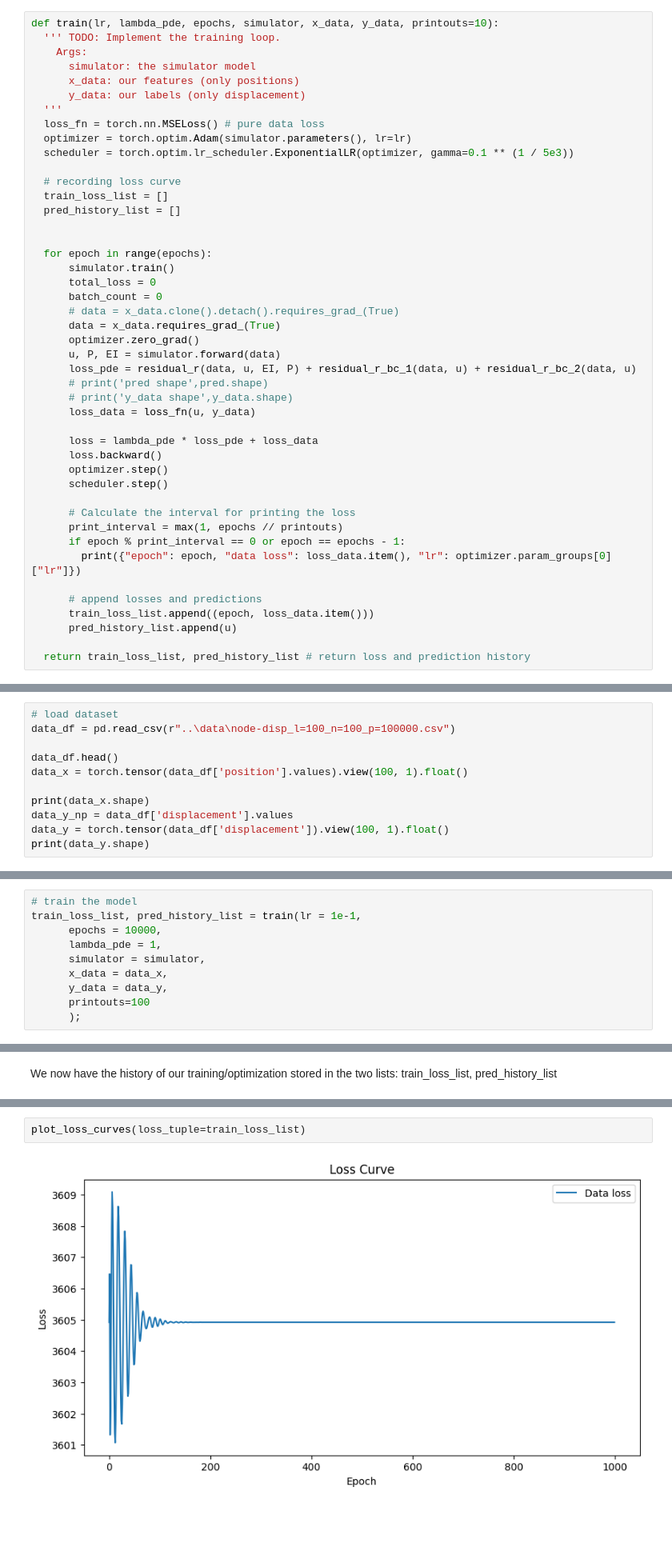
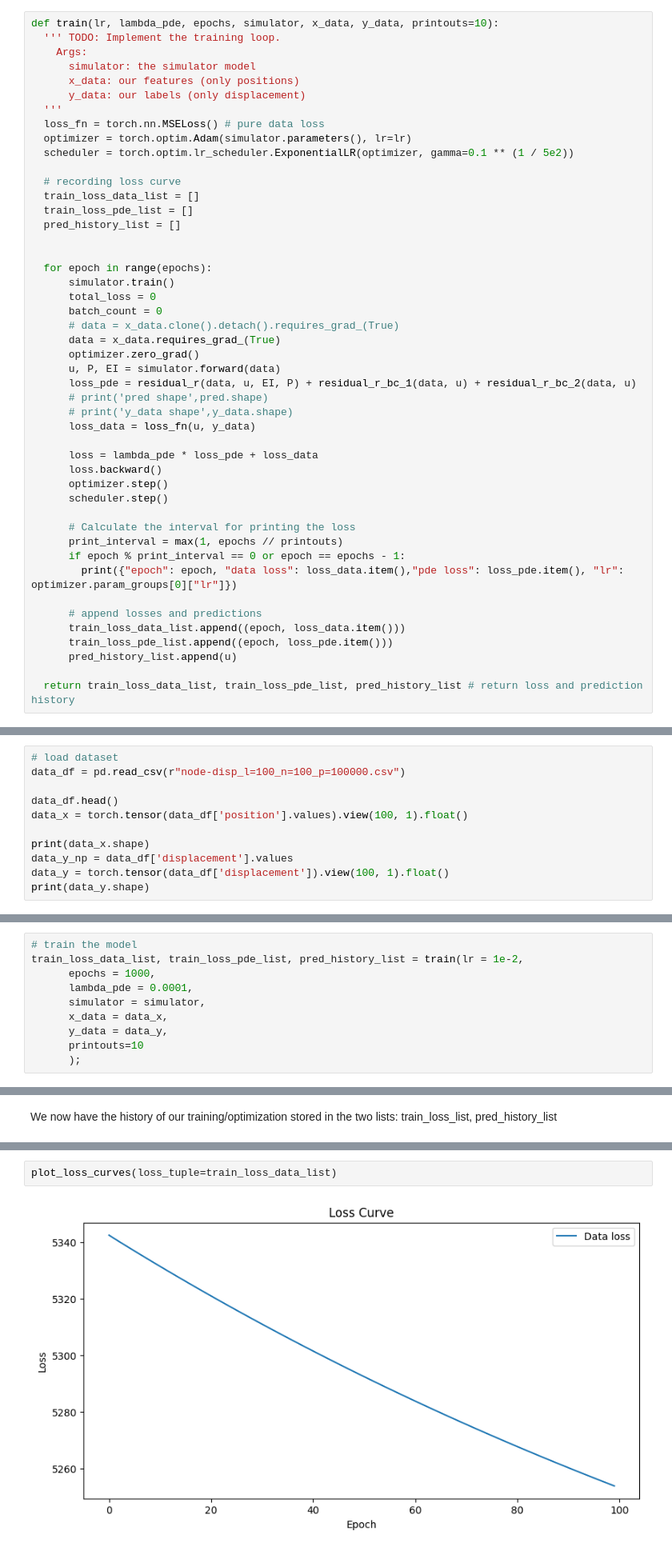
Before and after one commit to jamesterryxu/dsa-2024, a Jupyter notebook: python/gns_colab_jx.ipynb, the cells around one changed output, grey strips where cells are left out. Shown at 80% size. Cells and saved outputs as stored; diff of their text form; blank space fills up the shorter version.

Commit message:
adding the training printouts

```diff
--- a/python/gns_colab_jx.ipynb
+++ b/python/gns_colab_jx.ipynb
@@ -533,10 +519,11 @@ def train(lr, lambda_pde, epochs, simulator, x_data, y_data, printouts=10):
   '''
   loss_fn = torch.nn.MSELoss() # pure data loss
   optimizer = torch.optim.Adam(simulator.parameters(), lr=lr)
-  scheduler = torch.optim.lr_scheduler.ExponentialLR(optimizer, gamma=0.1 ** (1 / 5e3))
+  scheduler = torch.optim.lr_scheduler.ExponentialLR(optimizer, gamma=0.1 ** (1 / 5e2))
 
   # recording loss curve
-  train_loss_list = []
+  train_loss_data_list = []
+  train_loss_pde_list = []
   pred_history_list = []
 
 
@@ -561,13 +548,14 @@ def train(lr, lambda_pde, epochs, simulator, x_data, y_data, printouts=10):
       # Calculate the interval for printing the loss
       print_interval = max(1, epochs // printouts)
       if epoch % print_interval == 0 or epoch == epochs - 1:
-        print({"epoch": epoch, "data loss": loss_data.item(), "lr": optimizer.param_groups[0]["lr"]})
+        print({"epoch": epoch, "data loss": loss_data.item(),"pde loss": loss_pde.item(), "lr": optimizer.param_groups[0]["lr"]})
 
       # append losses and predictions
-      train_loss_list.append((epoch, loss_data.item()))
+      train_loss_data_list.append((epoch, loss_data.item()))
+      train_loss_pde_list.append((epoch, loss_pde.item()))
       pred_history_list.append(u)
 
-  return train_loss_list, pred_history_list # return loss and prediction history
+  return train_loss_data_list, train_loss_pde_list, pred_history_list # return loss and prediction history
 # %% [markdown]
 "Training" only one set of data at a time. What we're $\textbf{really}$ doing is optimization with soft constraints using a nonlinear model (the GNS) as the mapping from $x \rightarrow y$ i.e.  $\phi_{\theta}(x) = y$.
 
@@ -575,7 +563,7 @@ def train(lr, lambda_pde, epochs, simulator, x_data, y_data, printouts=10):
 Let's start with this data file: "node-disp_l=10_n=100_p=10000.csv"
 # %%
 # load dataset
-data_df = pd.read_csv(r"..\data\node-disp_l=100_n=100_p=100000.csv")
+data_df = pd.read_csv(r"node-disp_l=100_n=100_p=100000.csv")
 
 data_df.head()
 data_x = torch.tensor(data_df['position'].values).view(100, 1).float()
@@ -604,12 +592,12 @@ simulator = Simulator(
 )
 # %%
 # train the model
-train_loss_list, pred_history_list = train(lr = 1e-1,
-      epochs = 10000,
-      lambda_pde = 1,
+train_loss_data_list, train_loss_pde_list, pred_history_list = train(lr = 1e-2,
+      epochs = 1000,
+      lambda_pde = 0.0001,
       simulator = simulator,
       x_data = data_x,
       y_data = data_y,
-      printouts=100
+      printouts=10
       );
 # %% [output]
@@ -658,9 +642,9 @@ def plot_loss_curves(loss_tuple):
   # Displaying the plot
   plt.show()
 # %%
-plot_loss_curves(loss_tuple=train_loss_list)
+plot_loss_curves(loss_tuple=train_loss_data_list)
 # %% [output]
-[figure, old version]
+[figure, new version]
 # %%
 def plot_prediction(prediction, data_y_np, title='Prediction comparison',length=1, num_nodes=100):
   ''' function to plot the prediction curve
```
Also changed, not shown: parts of 7 cells of this notebook.
